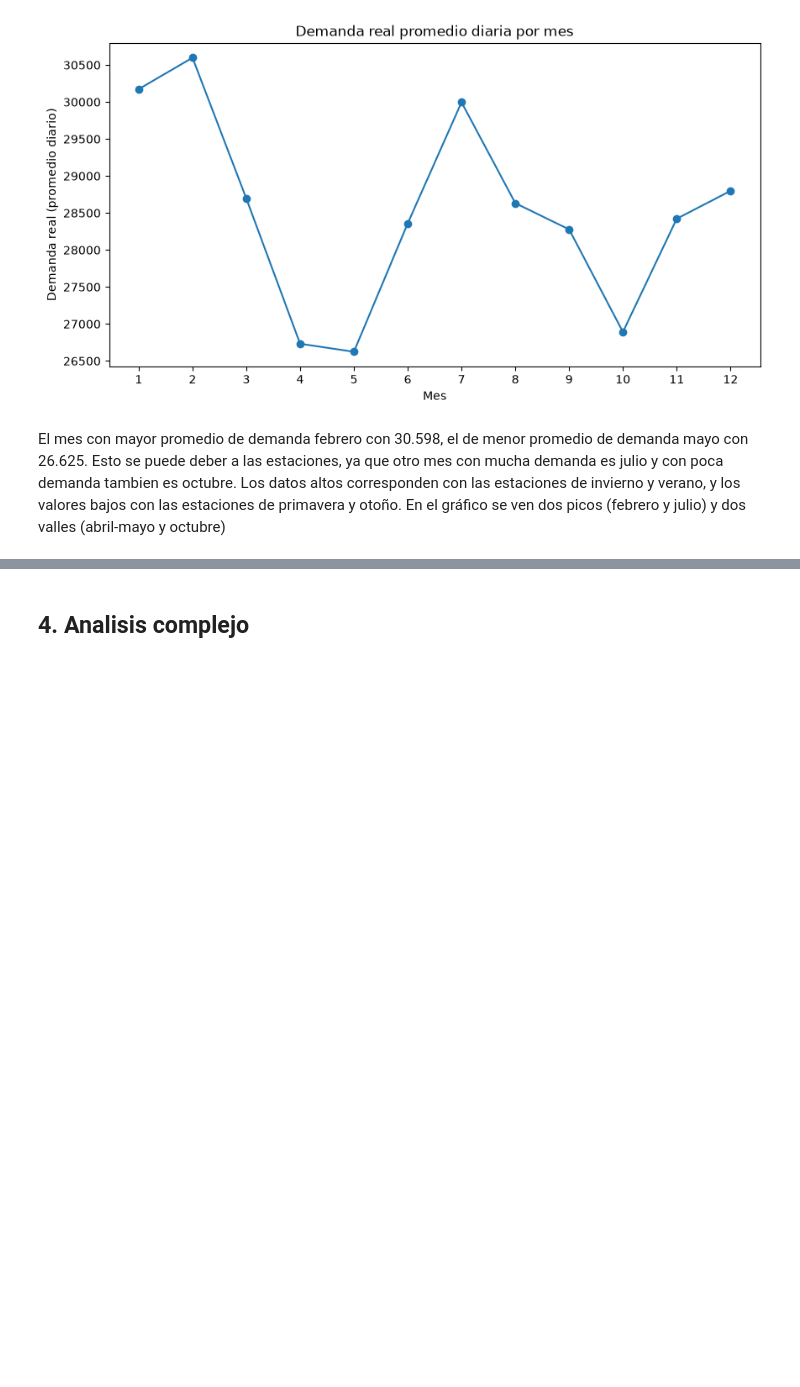
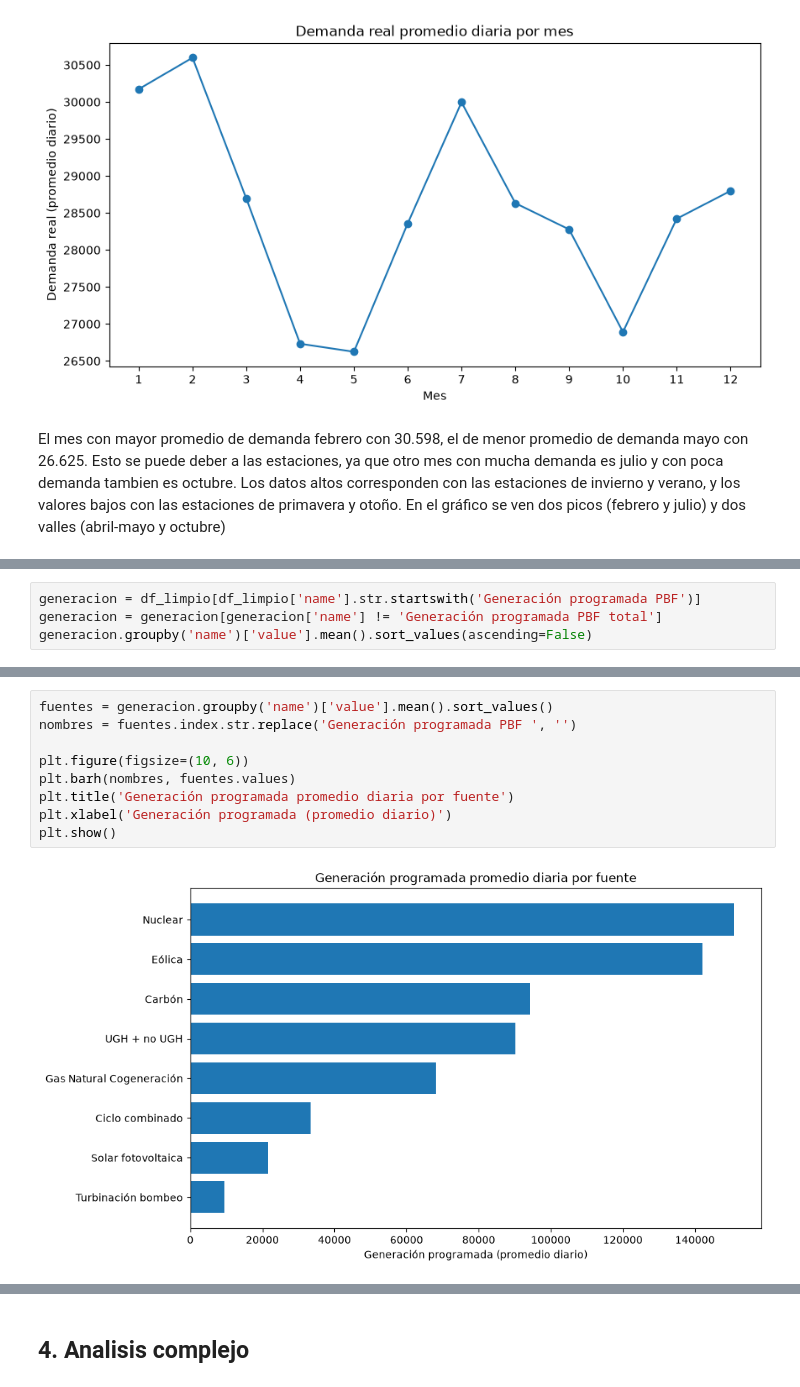
Before and after one commit to CarlosScura/reto-para-magos-de-datos, a Jupyter notebook: 02_energia_espana.ipynb, the cells around one changed output, grey strips where cells are left out. Drawn from its saved outputs; the diff is of its cells as text; blank space fills up the shorter version.

```diff
--- a/02_energia_espana.ipynb
+++ b/02_energia_espana.ipynb
@@ -413,0 +452,4 @@ El mes con mayor promedio de demanda febrero con 30.598, el de menor promedio de
+# %%
+generacion = df_limpio[df_limpio['name'].str.startswith('Generación programada PBF')]
+generacion = generacion[generacion['name'] != 'Generación programada PBF total']
+generacion.groupby('name')['value'].mean().sort_values(ascending=False)
@@ -413,0 +467,11 @@ El mes con mayor promedio de demanda febrero con 30.598, el de menor promedio de
+# %%
+fuentes = generacion.groupby('name')['value'].mean().sort_values()
+nombres = fuentes.index.str.replace('Generación programada PBF ', '')
+
+plt.figure(figsize=(10, 6))
+plt.barh(nombres, fuentes.values)
+plt.title('Generación programada promedio diaria por fuente')
+plt.xlabel('Generación programada (promedio diario)')
+plt.show()
+# %% [output]
+[figure, added]
```
Also changed, not shown: parts of 8 cells of this notebook.
